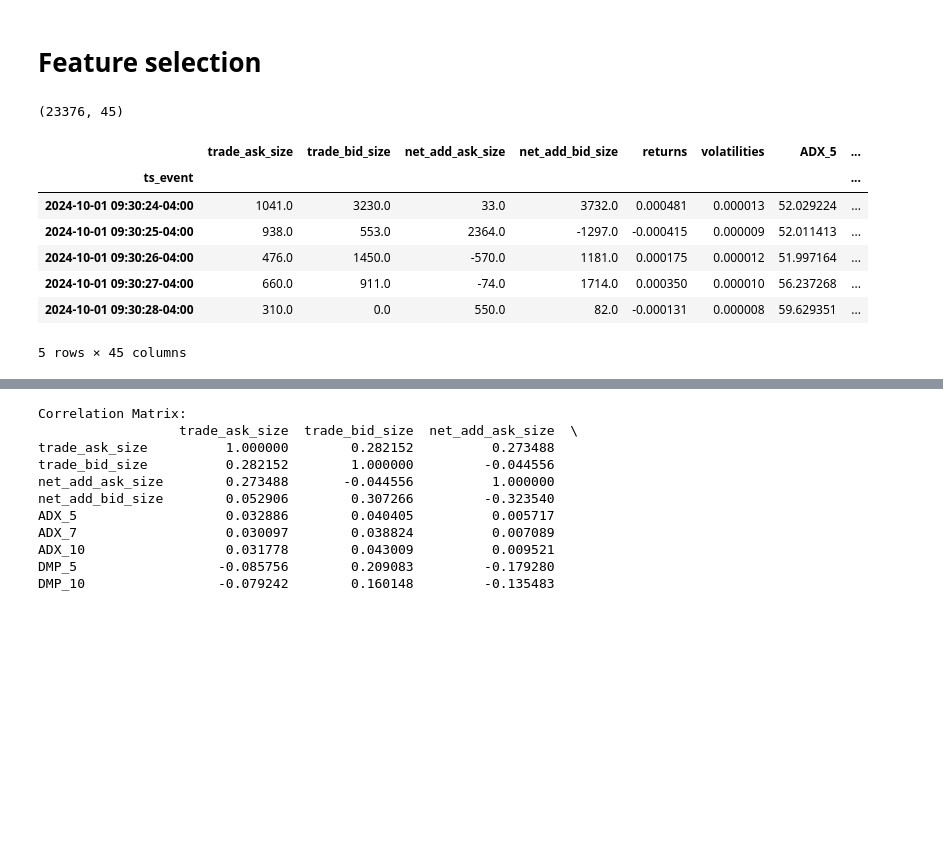
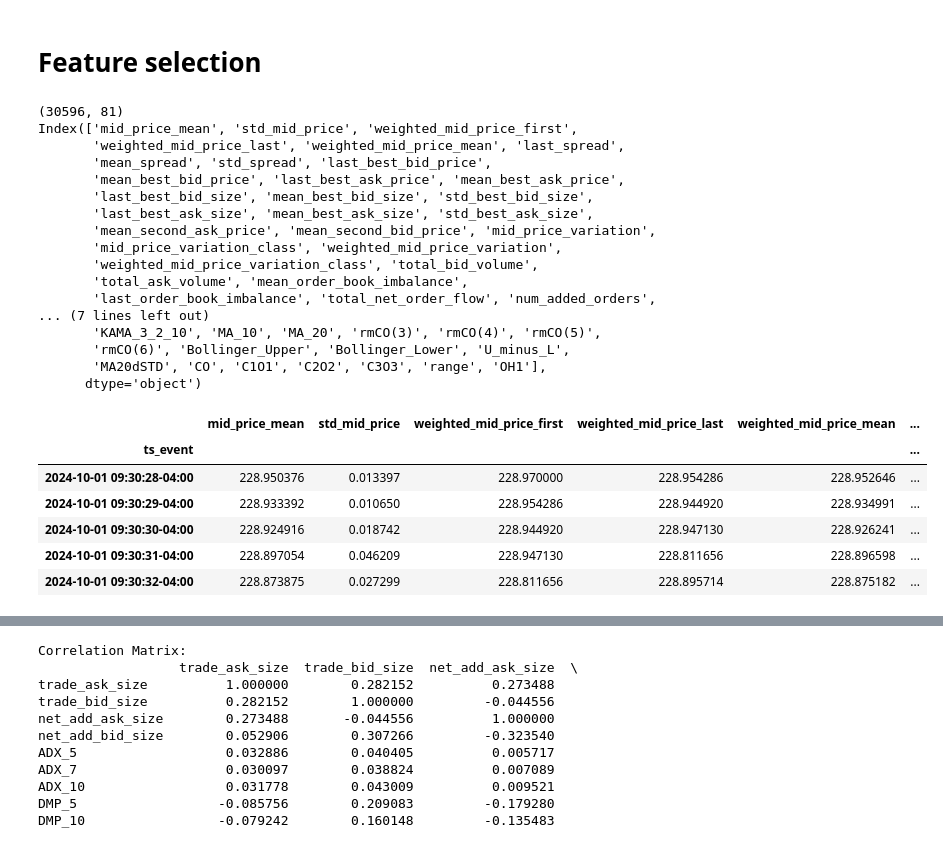
Before and after one commit to LiaoLaurent/Stock-Prediction-Deep-Learning, a Jupyter notebook: feature_engineering.ipynb, the cells around one changed output, grey strips where cells are left out. Drawn from its saved outputs; the diff is of its cells as text; code cells hidden in the pictures; blank space fills up the shorter version.

Commit message:
Added weighted mid price as target for binary classification

```diff
--- a/feature_engineering.ipynb
+++ b/feature_engineering.ipynb
@@ -2,6 +2,8 @@
 import numpy as np
 import matplotlib.pyplot as plt
 import pandas as pd
+
+pd.set_option('display.max_columns', None)
 # %%
 market_open = pd.Timestamp("09:30:00").time()
 market_close = pd.Timestamp("16:00:00").time()
@@ -266,9 +318,10 @@ raw_data = pd.read_parquet(AAPL_data_path)
 
 raw_data = raw_data.between_time(market_open, market_close)
 
-resampled_data = compute_order_book_features(raw_data, "500ms")
+order_book_data = compute_order_book_features(raw_data, "1s", mid_price_variation_class_threshold=0.0)
+enriched_data = add_technical_indicators(order_book_data)
 
-print(resampled_data.columns)
-resampled_data.head()
+print(enriched_data.columns)
+enriched_data.head()
 # %% [output]
 Index(['mid_price_first', 'mid_price_last', 'mid_price_high', 'mid_price_low',
@@ -391,47 +368,57 @@ Index(['trade_ask_size', 'trade_bid_size', 'net_add_ask_size',
 # Feature selection
 # %%
 start_date = pd.to_datetime("2024-10-01")
-end_date = pd.to_datetime("2024-10-01")
+end_date = pd.to_datetime("2024-10-02")
 date_range = pd.bdate_range(start=start_date, end=end_date)
 data_paths = [f"AAPL_data/AAPL_{date.strftime('%Y-%m-%d')}_xnas-itch.parquet" for date in date_range]
 
 sampling_rate = '1s'
 
 trade_days_data = []
 
 for path in data_paths:
-    df = pd.read_parquet(path)
-    df = df.reset_index().set_index("ts_event")
+    raw_data = pd.read_parquet(path)
+    raw_data = raw_data.reset_index().set_index("ts_event")
 
-    df = df.between_time(market_open, market_close)
+    raw_data = raw_data.between_time(market_open, market_close)
 
-    order_sizes = group_and_pivot_order_sizes(df, sampling_rate=sampling_rate)
+    order_book_data = compute_order_book_features(raw_data, sampling_rate)
 
+    enriched_data = add_technical_indicators(order_book_data)
 
-    mid_prices = resample_mid_prices(df, sampling_rate=sampling_rate)
+    enriched_data.drop(columns=['mid_price_high', 'mid_price_low', 'mid_price_last', 'mid_price_first'], inplace=True)
 
-    order_sizes = order_sizes.reindex(mid_prices.index, fill_value=0)
-
-    technical_indicators = compute_technical_indicators(mid_prices)
-    df_combined = order_sizes.join(technical_indicators, how='inner')
-
-    df_combined.drop(columns=['mid_price_high', 'mid_price_low', 'mid_price_last', 'mid_price_first'], inplace=True)
-
-    trade_days_data.append(df_combined)
+    trade_days_data.append(enriched_data)
 
 all_data = pd.concat(trade_days_data)
 
 print(all_data.shape)
+print(all_data.columns)
 
 all_data.head()
 # %% [output]
-(23376, 45)
+(30596, 81)
+Index(['mid_price_mean', 'std_mid_price', 'weighted_mid_price_first',
+       'weighted_mid_price_last', 'weighted_mid_price_mean', 'last_spread',
+       'mean_spread', 'std_spread', 'last_best_bid_price',
+       'mean_best_bid_price', 'last_best_ask_price', 'mean_best_ask_price',
+       'last_best_bid_size', 'mean_best_bid_size', 'std_best_bid_size',
+       'last_best_ask_size', 'mean_best_ask_size', 'std_best_ask_size',
+       'mean_second_ask_price', 'mean_second_bid_price', 'mid_price_variation',
+       'mid_price_variation_class', 'weighted_mid_price_variation',
+       'weighted_mid_price_variation_class', 'total_bid_volume',
+       'total_ask_volume', 'mean_order_book_imbalance',
+       'last_order_book_imbalance', 'total_net_order_flow', 'num_added_orders',
+... (7 lines left out)
+       'KAMA_3_2_10', 'MA_10', 'MA_20', 'rmCO(3)', 'rmCO(4)', 'rmCO(5)',
+       'rmCO(6)', 'Bollinger_Upper', 'Bollinger_Lower', 'U_minus_L',
+       'MA20dSTD', 'CO', 'C1O1', 'C2O2', 'C3O3', 'range', 'OH1'],
+      dtype='object')
-|  | trade_ask_size | trade_bid_size | net_add_ask_size | net_add_bid_size | returns | volatilities | ADX_5 | ... |
-| ts_event |  |  |  |  |  |  |  | ... |
-| 2024-10-01 09:30:24-04:00 | 1041.0 | 3230.0 | 33.0 | 3732.0 | 0.000481 | 0.000013 | 52.029224 | ... |
-| 2024-10-01 09:30:25-04:00 | 938.0 | 553.0 | 2364.0 | -1297.0 | -0.000415 | 0.000009 | 52.011413 | ... |
-| 2024-10-01 09:30:26-04:00 | 476.0 | 1450.0 | -570.0 | 1181.0 | 0.000175 | 0.000012 | 51.997164 | ... |
-| 2024-10-01 09:30:27-04:00 | 660.0 | 911.0 | -74.0 | 1714.0 | 0.000350 | 0.000010 | 56.237268 | ... |
-| 2024-10-01 09:30:28-04:00 | 310.0 | 0.0 | 550.0 | 82.0 | -0.000131 | 0.000008 | 59.629351 | ... |
+|  | mid_price_mean | std_mid_price | weighted_mid_price_first | weighted_mid_price_last | weighted_mid_price_mean | ... |
+| ts_event |  |  |  |  |  | ... |
+| 2024-10-01 09:30:28-04:00 | 228.950376 | 0.013397 | 228.970000 | 228.954286 | 228.952646 | ... |
+| 2024-10-01 09:30:29-04:00 | 228.933392 | 0.010650 | 228.954286 | 228.944920 | 228.934991 | ... |
+| 2024-10-01 09:30:30-04:00 | 228.924916 | 0.018742 | 228.944920 | 228.947130 | 228.926241 | ... |
+| 2024-10-01 09:30:31-04:00 | 228.897054 | 0.046209 | 228.947130 | 228.811656 | 228.896598 | ... |
+| 2024-10-01 09:30:32-04:00 | 228.873875 | 0.027299 | 228.811656 | 228.895714 | 228.875182 | ... |
-5 rows × 45 columns
 # %%
```
Also changed, not shown: parts of 17 cells of this notebook, 1 other file.
